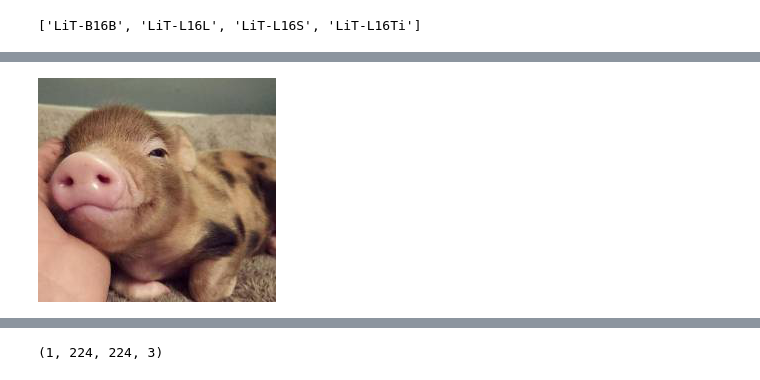
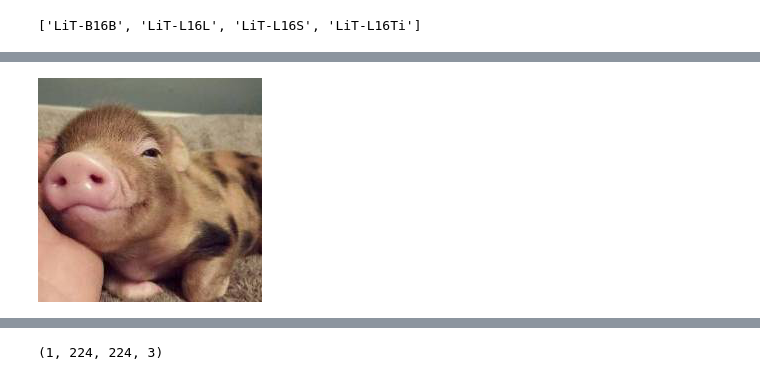
Before and after one commit to josephrocca/lit-encoder-js, a Jupyter notebook: LiT_conversion_jax2tf_to_SavedModel_to_ONNX_text_&_image_models.ipynb, the cells around one changed output, grey strips where cells are left out. Drawn from its saved outputs; the diff is of its cells as text; code cells hidden in the pictures.

```diff
--- a/LiT_conversion_jax2tf_to_SavedModel_to_ONNX_text_&_image_models.ipynb
+++ b/LiT_conversion_jax2tf_to_SavedModel_to_ONNX_text_&_image_models.ipynb
@@ -39,8 +93,8 @@ embed_images_tf = lambda images: jax2tf.convert(embed_images, enable_xla=False,
 # %%
 from PIL import Image
-img = Image.open("/content/qJxtpBA.jpg")
+img = Image.open("/content/3EFG6xW.jpg")
 display(img)
 # %% [output]
-[figure, old version]
+[figure, new version]
 # %%
 np_img = jnp.asarray(img)
```
Also changed, not shown: parts of 10 cells of this notebook.
